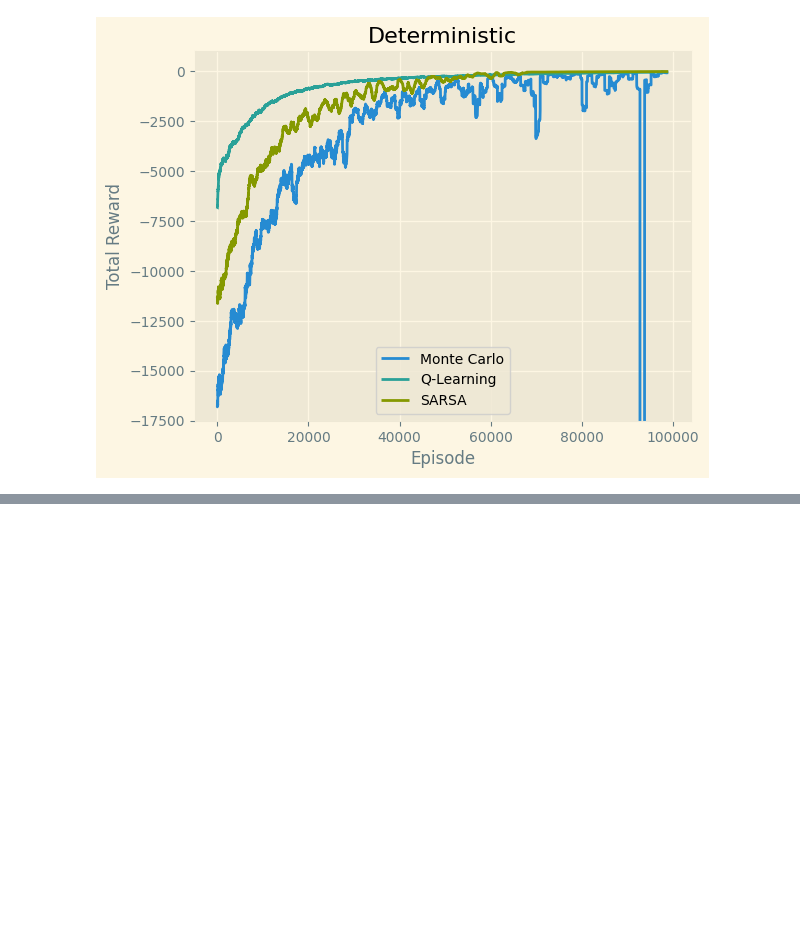
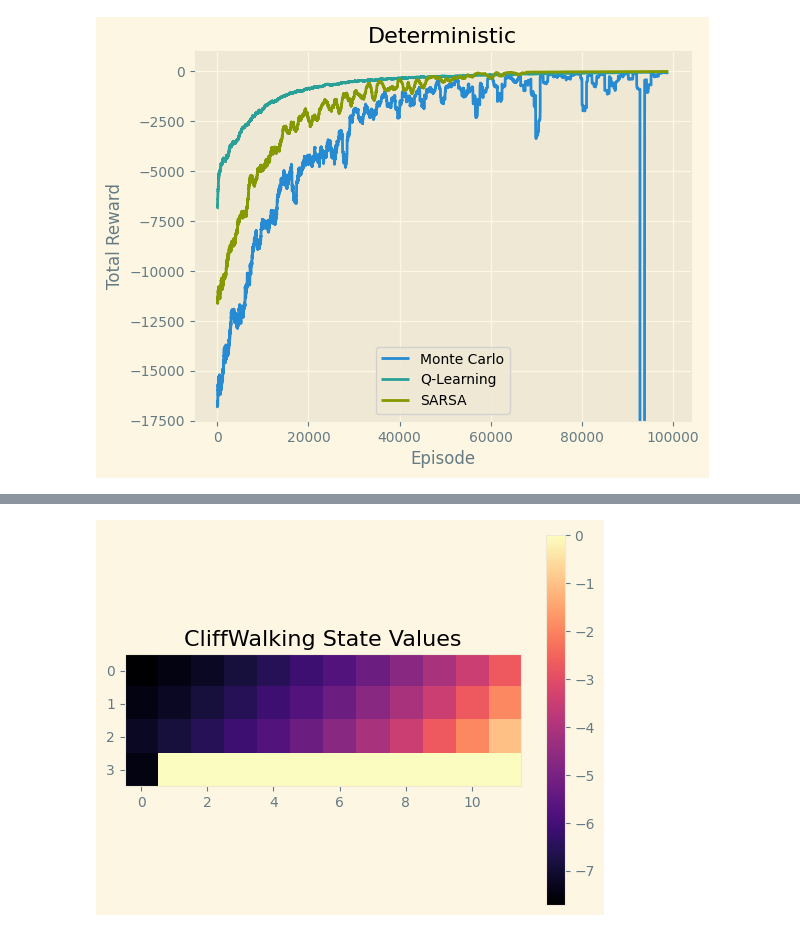
Before and after one commit to nveshaan/rl_scratch, a Jupyter notebook: Tabular RL/q_learning.ipynb, the cells around one changed output, grey strips where cells are left out. Cells and saved outputs as stored; diff of their text form; code cells hidden in the pictures; blank space fills up the shorter version.

```diff
--- a/Tabular RL/q_learning.ipynb
+++ b/Tabular RL/q_learning.ipynb
@@ -185,0 +158,5 @@ plot_q_values_map(mc_stochastic_q)
+# %%
+ql_Q = np.load("../results/checkpoints/ql_deterministic_q.npy")
+plot_value_heatmap(ql_Q)
+# %% [output]
+[figure, added]
```
Also changed, not shown: parts of 16 cells of this notebook, 23 other files.
